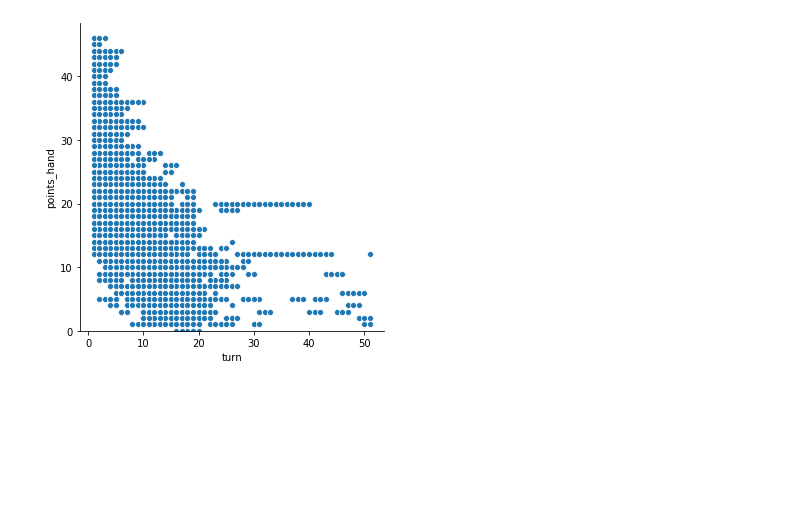
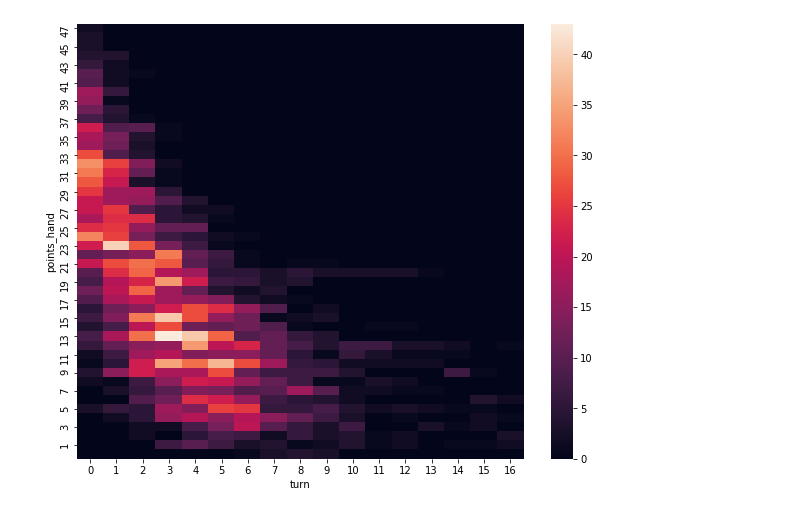
Before and after one commit to maxfriedrich/dsdm, a Jupyter notebook: 09_game_points_trends.ipynb, the cells around one changed output. Drawn from its saved outputs; the diff is of its cells as text; code cells hidden in the pictures; blank space fills up the shorter version.

```diff
--- a/09_game_points_trends.ipynb
+++ b/09_game_points_trends.ipynb
@@ -90,8 +115,11 @@ Found 2682 game/player/version data points
-# %%
-ax = sns.relplot(x='turn', y='points_hand', data=by_player)
-_ = ax.set(ylim=(0, None))
-# %% [output]
-[figure, removed]
+# %%
+fig = plt.Figure(figsize=(10, 8))
+ax = fig.gca()
+heatmap_data = by_player.pivot_table(index='points_hand', columns='turn', values='num_cards', aggfunc=len).fillna(0).iloc[::-1]
+sns.heatmap(heatmap_data, ax=ax)
+fig
+# %% [output]
+[figure, added]
 # %%
 ax = sns.lmplot(x='turn', y='points_hand', data=by_player)
 _ = ax.set(ylim=(0, 30))
```
Also changed, not shown: parts of 14 cells of this notebook.
